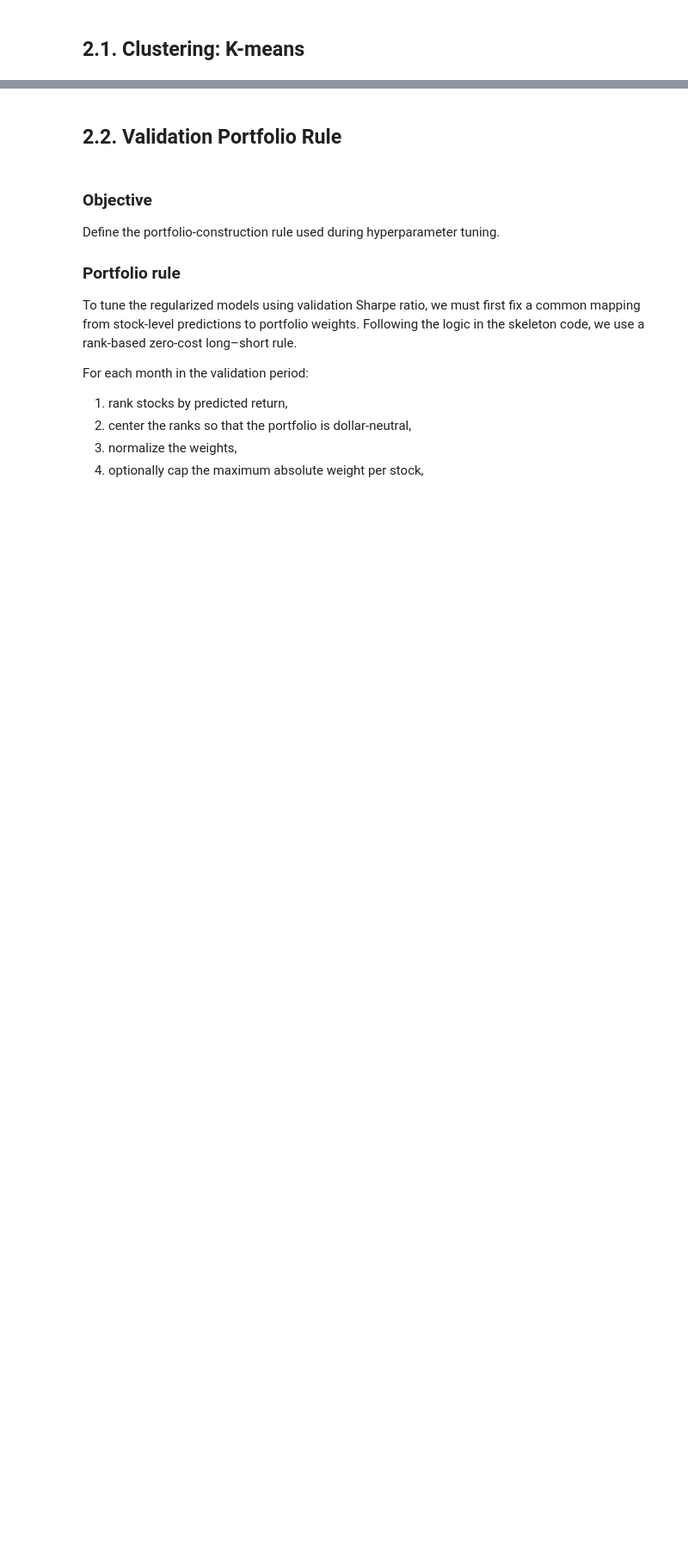
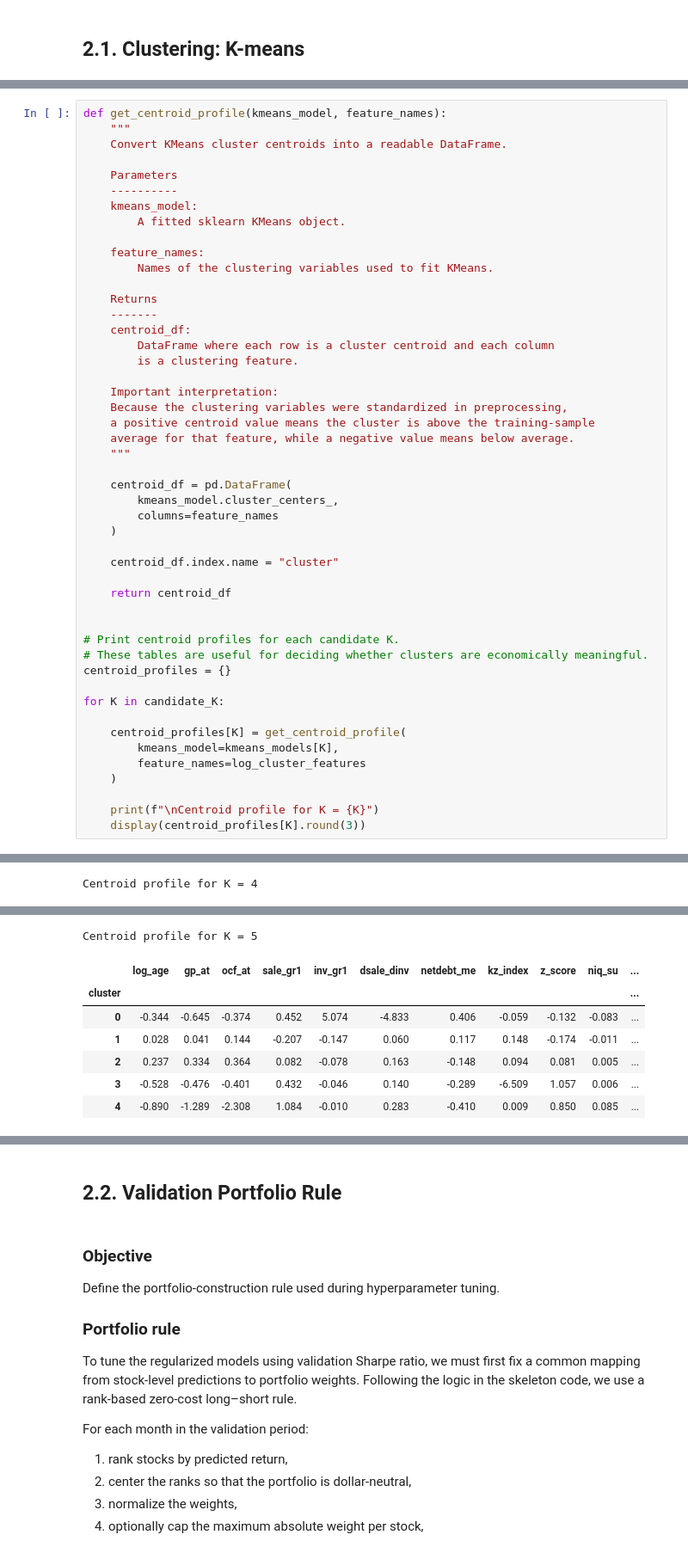
Before and after one commit to JackyJacky1029/FINA-4713-Group-9-Project, a Jupyter notebook: jkp_project.ipynb, the cells around one changed output, grey strips where cells are left out. Shown at 86% size. Cells and saved outputs as stored; diff of their text form; blank space fills up the shorter version.

```diff
--- a/jkp_project.ipynb
+++ b/jkp_project.ipynb
@@ -702,0 +1093,49 @@ We do **not** use PCA to construct the clusters. K-means is run directly on the
+# %%
+def get_centroid_profile(kmeans_model, feature_names):
+    """
+    Convert KMeans cluster centroids into a readable DataFrame.
+
+    Parameters
+    ----------
+    kmeans_model:
+        A fitted sklearn KMeans object.
+
+    feature_names:
+        Names of the clustering variables used to fit KMeans.
+
+    Returns
+    -------
+    centroid_df:
+        DataFrame where each row is a cluster centroid and each column
+        is a clustering feature.
+
+    Important interpretation:
+    Because the clustering variables were standardized in preprocessing,
+    a positive centroid value means the cluster is above the training-sample
+    average for that feature, while a negative value means below average.
+    """
+
+    centroid_df = pd.DataFrame(
+        kmeans_model.cluster_centers_,
+        columns=feature_names
+    )
+
+    centroid_df.index.name = "cluster"
+
+    return centroid_df
+
+
+# Print centroid profiles for each candidate K.
+# These tables are useful for deciding whether clusters are economically meaningful.
+centroid_profiles = {}
+
+for K in candidate_K:
+
+    centroid_profiles[K] = get_centroid_profile(
+        kmeans_model=kmeans_models[K],
+        feature_names=log_cluster_features
+    )
+
+    print(f"\nCentroid profile for K = {K}")
+    display(centroid_profiles[K].round(3))
+# %% [output]
@@ -702,0 +1153 @@ We do **not** use PCA to construct the clusters. K-means is run directly on the
+Centroid profile for K = 4
@@ -702,0 +1160,8 @@ We do **not** use PCA to construct the clusters. K-means is run directly on the
+Centroid profile for K = 5
+|  | log_age | gp_at | ocf_at | sale_gr1 | inv_gr1 | dsale_dinv | netdebt_me | kz_index | z_score | niq_su | ... |
+| cluster |  |  |  |  |  |  |  |  |  |  | ... |
+| 0 | -0.344 | -0.645 | -0.374 | 0.452 | 5.074 | -4.833 | 0.406 | -0.059 | -0.132 | -0.083 | ... |
+| 1 | 0.028 | 0.041 | 0.144 | -0.207 | -0.147 | 0.060 | 0.117 | 0.148 | -0.174 | -0.011 | ... |
+| 2 | 0.237 | 0.334 | 0.364 | 0.082 | -0.078 | 0.163 | -0.148 | 0.094 | 0.081 | 0.005 | ... |
+| 3 | -0.528 | -0.476 | -0.401 | 0.432 | -0.046 | 0.140 | -0.289 | -6.509 | 1.057 | 0.006 | ... |
+| 4 | -0.890 | -1.289 | -2.308 | 1.084 | -0.010 | 0.283 | -0.410 | 0.009 | 0.850 | 0.085 | ... |
```
Also changed, not shown: parts of 68 cells of this notebook.
